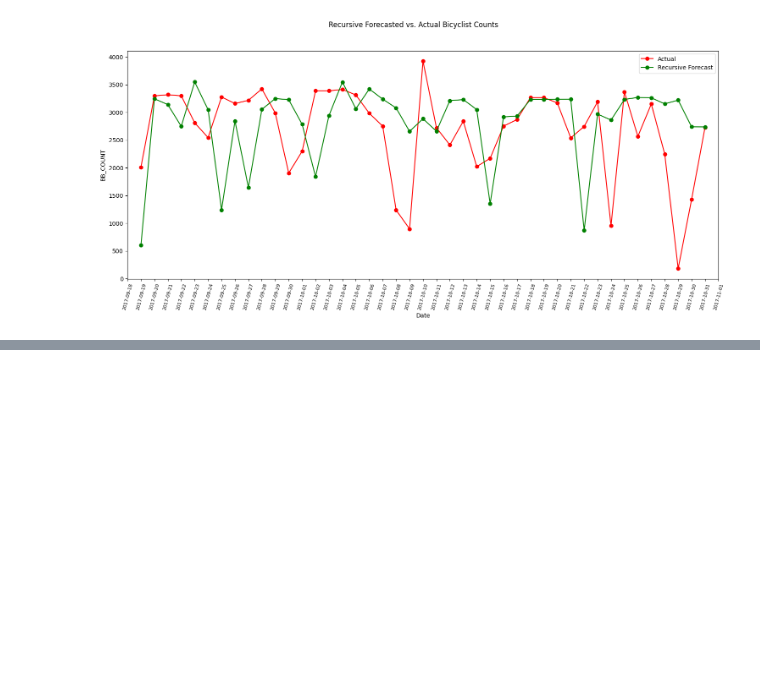
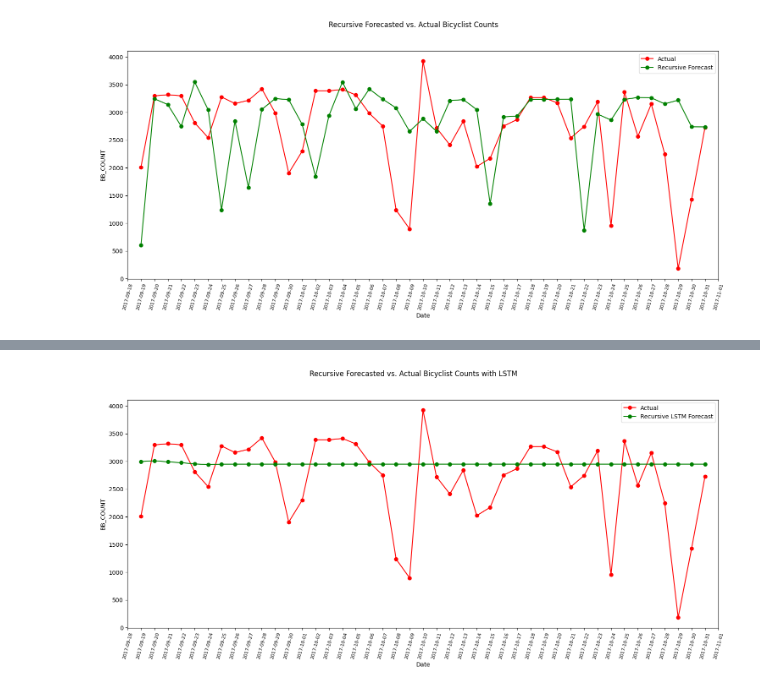
Before and after one commit to williamjowens/library-exploration, a Jupyter notebook: sklearn2pmml_feature_engine.ipynb, the cells around one changed output, grey strips where cells are left out. Cells and saved outputs as stored; diff of their text form; code cells hidden in the pictures; blank space fills up the shorter version.

```diff
--- a/sklearn2pmml_feature_engine.ipynb
+++ b/sklearn2pmml_feature_engine.ipynb
@@ -2252,0 +2632,13 @@ plt.show()
+# %%
+# Define the target variable
+target_variable = 'BB_COUNT'
+
+# Perform recursive forecasting starting from the last sequence in the training data
+lstm_forecasts = recursive_forecast_from_train(
+    model=model,
+    train_data=train_data_scaled,
+    test_data=test_data_scaled,
+    sequence_length=7,
+    target_col=target_variable,
+    scalers=scalers
+)
@@ -2252,0 +2663,17 @@ plt.show()
+# %%
+# Plotting the results
+plt.style.use('default')
+plt.figure(figsize=(18, 7))
+plt.suptitle('Recursive Forecasted vs. Actual Bicyclist Counts with LSTM')
+plt.plot(test_data.index, test_data['BB_COUNT'], 'ro-', label='Actual')
+plt.plot(test_data.index[:forecast_horizon], lstm_forecasts, 'go-', label='Recursive LSTM Forecast')
+plt.xlim([test_data.index.min() - pd.Timedelta(days=1), test_data.index.max() + pd.Timedelta(days=1)])
+plt.xticks(rotation=75, fontsize=8)
+plt.gca().xaxis.set_major_locator(mdates.DayLocator(interval=1))
+plt.gca().xaxis.set_major_formatter(mdates.DateFormatter('%Y-%m-%d'))
+plt.xlabel('Date')
+plt.ylabel('BB_COUNT')
+plt.legend()
+plt.show()
+# %% [output]
+[figure, added]
```
Also changed, not shown: parts of 19 cells of this notebook.
